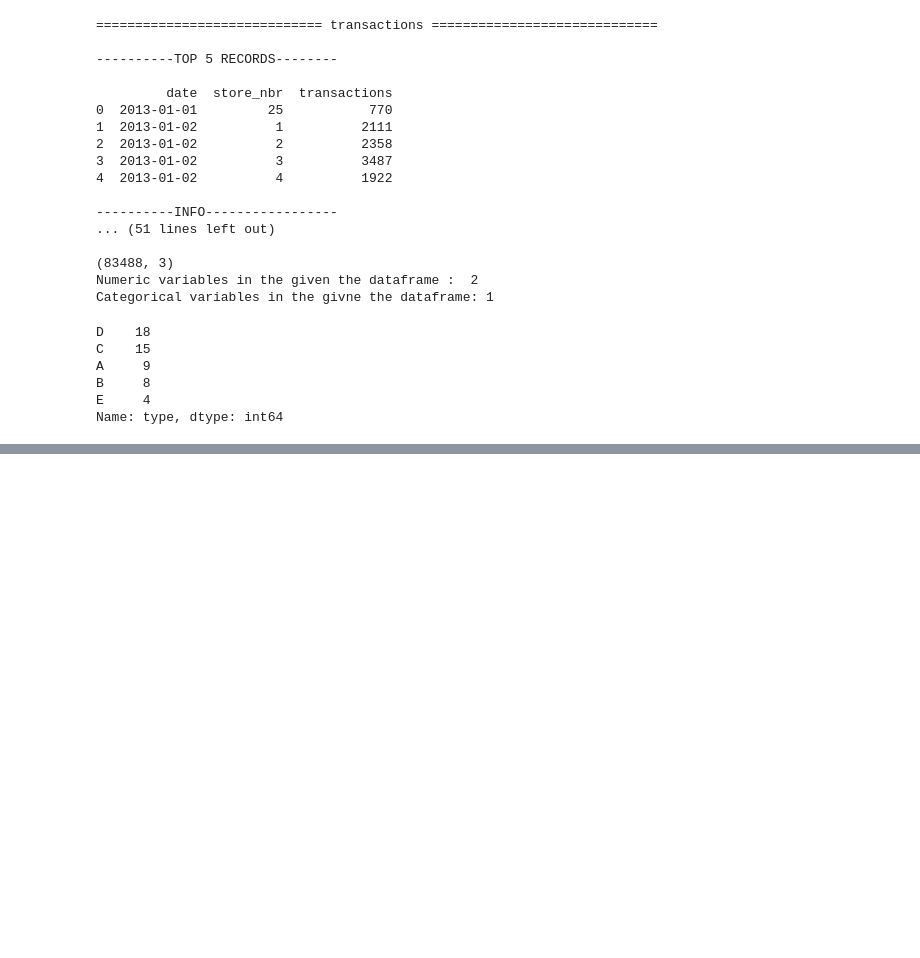
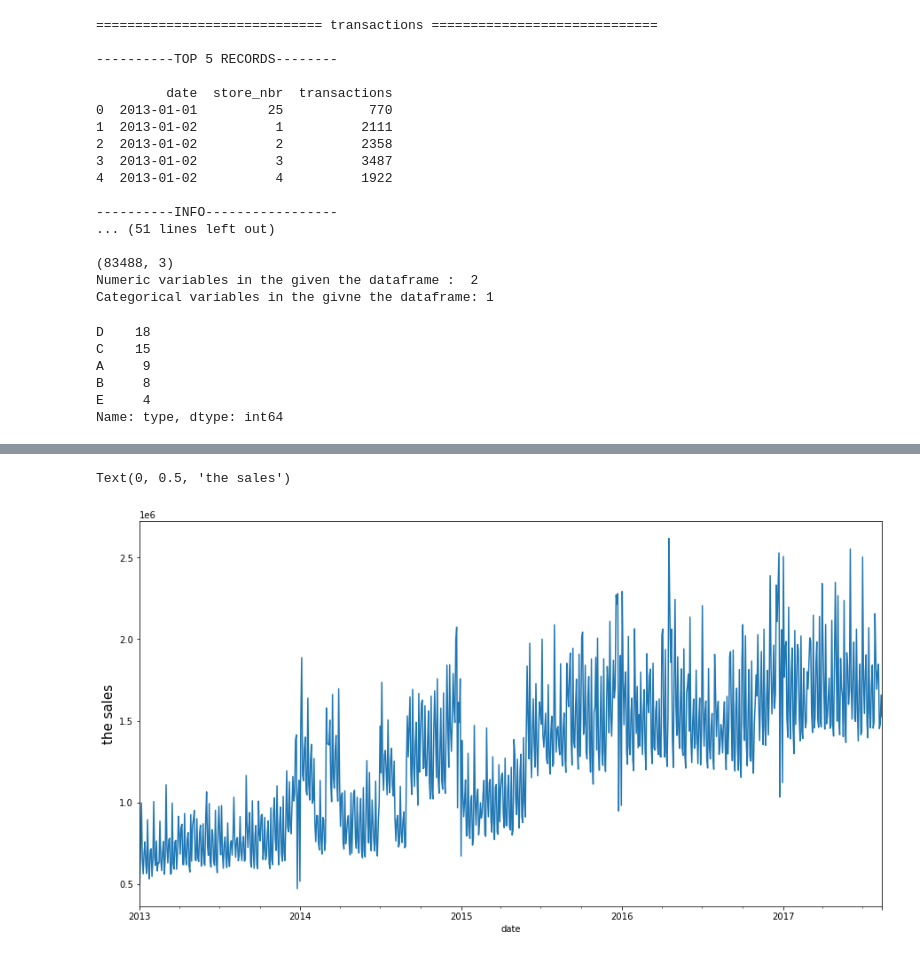
Before and after one commit to KOBeerose/Kaggle, a Jupyter notebook: Store Sales/store-sales-ts-forecast-a-beginner-s-notebook.ipynb, the cells around one changed output, grey strips where cells are left out. Cells and saved outputs as stored; diff of their text form; code cells hidden in the pictures; blank space fills up the shorter version.

```diff
--- a/Store Sales/store-sales-ts-forecast-a-beginner-s-notebook.ipynb
+++ b/Store Sales/store-sales-ts-forecast-a-beginner-s-notebook.ipynb
@@ -281,0 +319,7 @@ Name: city, dtype: int64
+# %%
+plt.figure(figsize=(15,8))
+train.groupby(pd.Grouper(key='date', freq='2D')).sum()['sales'].plot()
+plt.ylabel("the sales", fontsize=15)
+# %% [output]
+Text(0, 0.5, 'the sales')
+[figure, added]
```
Also changed, not shown: parts of 9 cells of this notebook.
